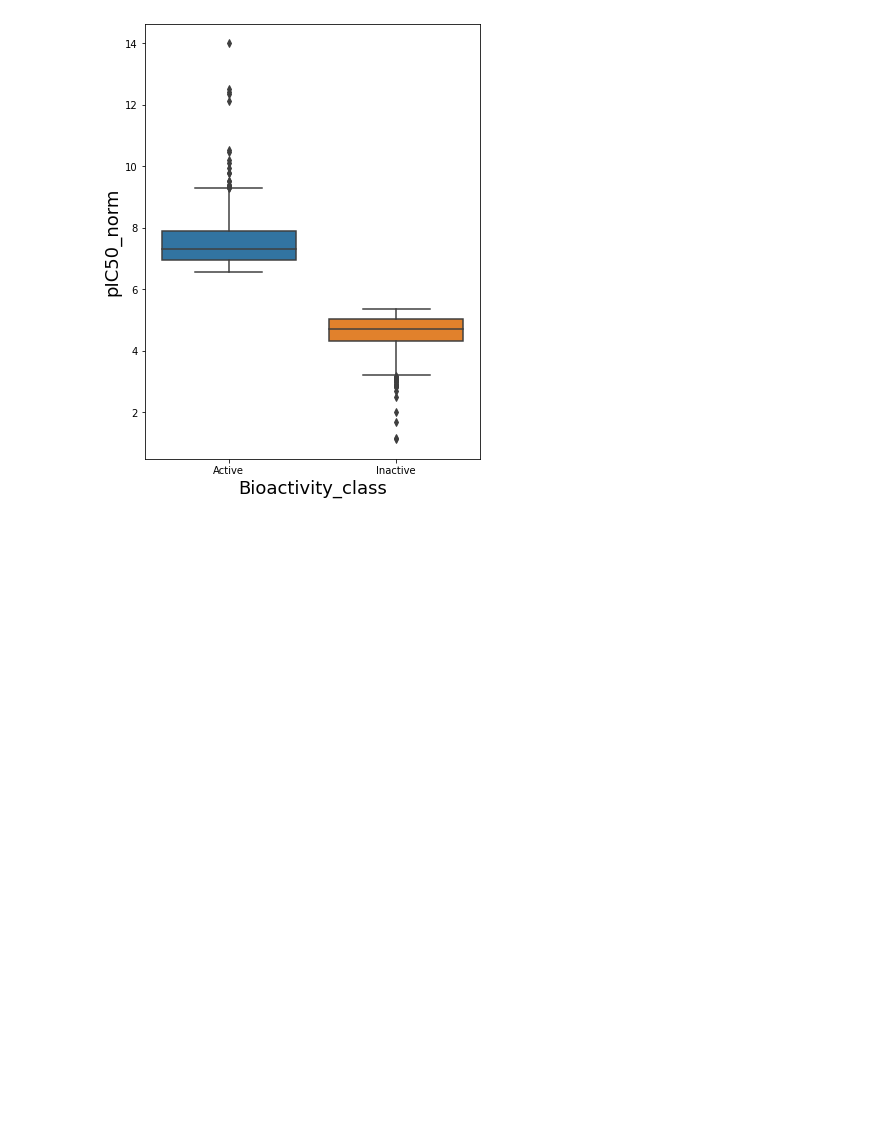
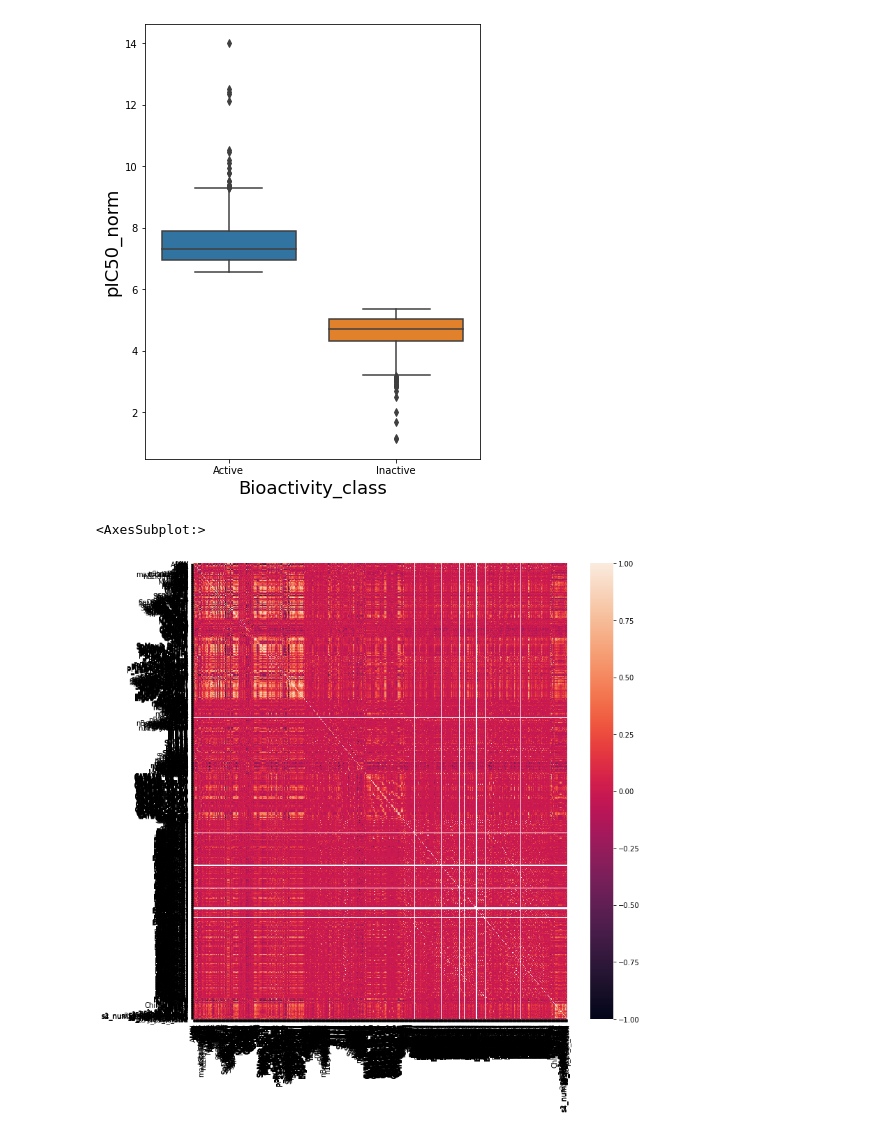
Before and after one commit to danielgruiz970203/Model_Prediction_AChE_BA, a Jupyter notebook: 4-Filtring _df_Molecular_Descriptors_2D_by_df_filter.ipynb, the cells around one changed output. Cells and saved outputs as stored; diff of their text form; code cells hidden in the pictures; blank space fills up the shorter version.

Commit message:
blz heatmap descriptors

```diff
--- a/4-Filtring _df_Molecular_Descriptors_2D_by_df_filter.ipynb
+++ b/4-Filtring _df_Molecular_Descriptors_2D_by_df_filter.ipynb
@@ -275,3 +275,14 @@ plt.xlabel('Bioactivity_class', fontsize = 18)
 # %% [output]
 Text(0.5, 0, 'Bioactivity_class')
 [figure]
+# %%
+c_a =4
+c_b =-1
+corr = df_ML_2class.iloc[:,c_a :c_b].corr()
+# %%
+fig, ax = plt.subplots(figsize=(12,12))
+
+sns.heatmap(corr,xticklabels = df_ML_2class.iloc[:,c_a :c_b].columns, yticklabels = df_ML_2class.iloc[:,c_a :c_b].columns )
+# %% [output]
+<AxesSubplot:>
+[figure, added]
```
Also changed, not shown: parts of 1 cell of this notebook.
